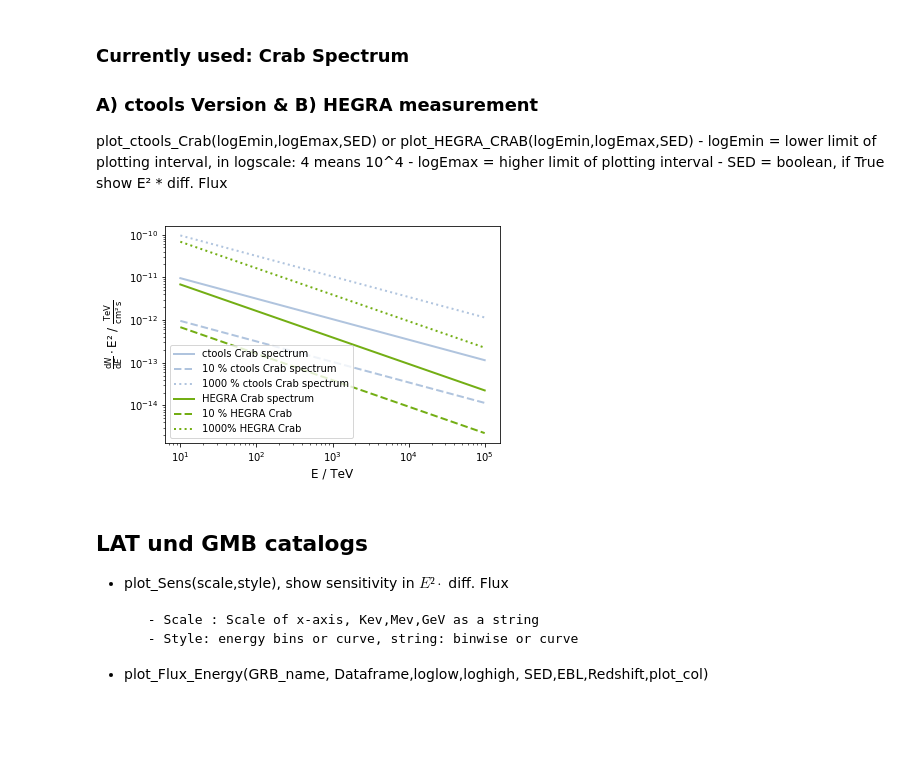
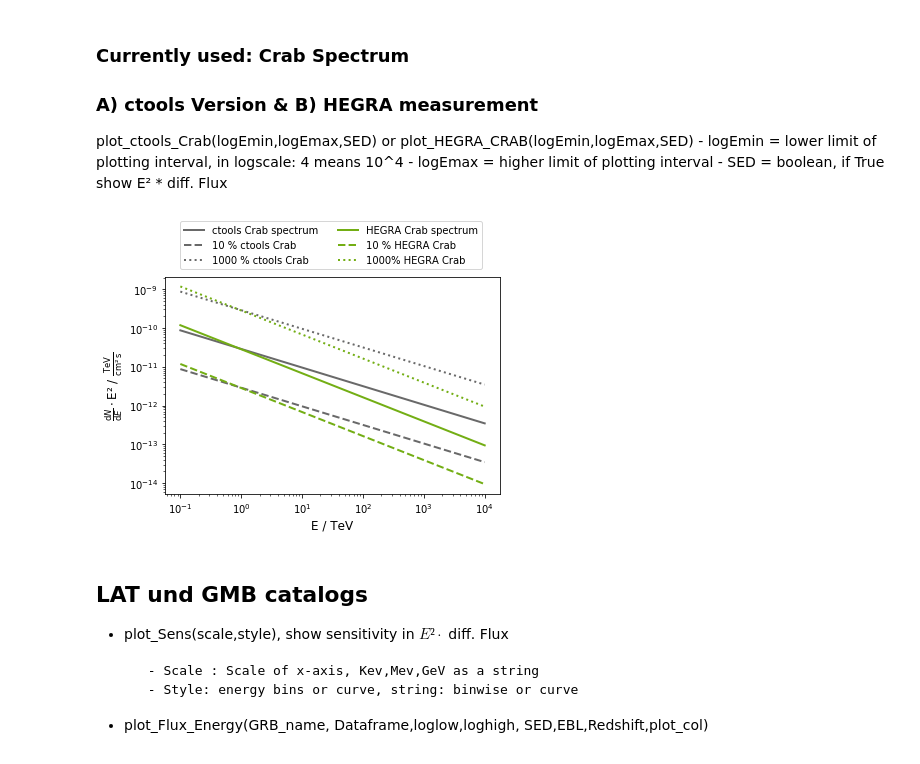
Before and after one commit to JanaMo/Project_Master, a Jupyter notebook: Spectral_Fits.ipynb, the cells around one changed output. Cells and saved outputs as stored; diff of their text form; code cells hidden in the pictures; blank space fills up the shorter version.

Commit message:
New Plots for Showing results

```diff
--- a/Spectral_Fits.ipynb
+++ b/Spectral_Fits.ipynb
@@ -33,11 +46,13 @@ plot_ctools_Crab(logEmin,logEmax,SED) or plot_HEGRA_CRAB(logEmin,logEmax,SED)
           - logEmax = higher limit of plotting interval
           - SED = boolean, if True show E² * diff. Flux
 # %%
-plot_ctools_Crab(1,5,True)
+plot_ctools_Crab(-1,4,True)
 plt.ylabel(r'$\frac{\mathrm{d}N}{\mathrm{d}E} \cdot$E² / $\frac{\mathrm{TeV}}{\mathrm{cm}²\,\mathrm{s}}$', fontsize=12)
-plot_HEGRA_Crab(1,5,True)
+plot_HEGRA_Crab(-1,4,True)
+plt.legend(bbox_to_anchor=(0.03, 1.01, 1., .101),ncol=2)
+plt.savefig('Plots/Spectra_Crab.pdf', bbox_inches='tight')
 # %% [output]
-[figure, old version]
+[figure, new version]
 # %% [markdown]
 ## LAT und GMB catalogs
 - plot_Sens(scale,style), show sensitivity in $E² \cdot$ diff. Flux
```
Also changed, not shown: parts of 12 cells of this notebook, 7 other files.
